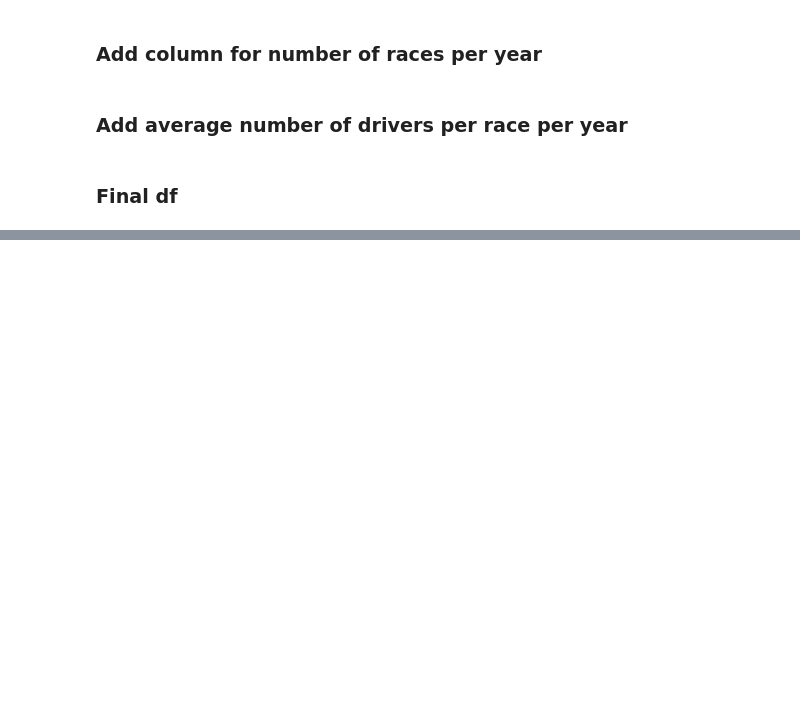
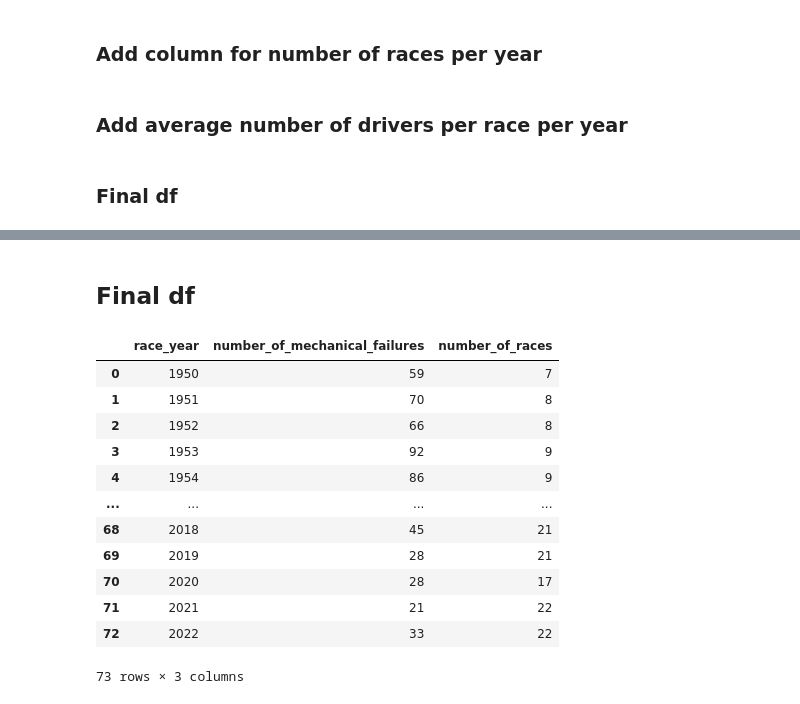
Before and after one commit to MitchellGleason/F1-Data-Analysis--Mechanical-Retirements, a Jupyter notebook: mech_failure_analysis.ipynb, the cells around one changed output, grey strips where cells are left out. Saved outputs shown, nothing was run; the diff lists cells and outputs as text; code cells hidden in the pictures; blank space fills up the shorter version.

```diff
--- a/mech_failure_analysis.ipynb
+++ b/mech_failure_analysis.ipynb
@@ -195,0 +247,18 @@ mech_failures_per_year_df.to_csv('mech_failures_per_year.csv', index=False)
+# %% [markdown]
+## Final df
+# %%
+construc_mech_failures_per_year_df
+# %% [output]
+|  | race_year | number_of_mechanical_failures | number_of_races |
+| 0 | 1950 | 59 | 7 |
+| 1 | 1951 | 70 | 8 |
+| 2 | 1952 | 66 | 8 |
+| 3 | 1953 | 92 | 9 |
+| 4 | 1954 | 86 | 9 |
+| ... | ... | ... | ... |
+| 68 | 2018 | 45 | 21 |
+| 69 | 2019 | 28 | 21 |
+| 70 | 2020 | 28 | 17 |
+| 71 | 2021 | 21 | 22 |
+| 72 | 2022 | 33 | 22 |
+73 rows × 3 columns
```
Also changed, not shown: parts of 24 cells of this notebook.
